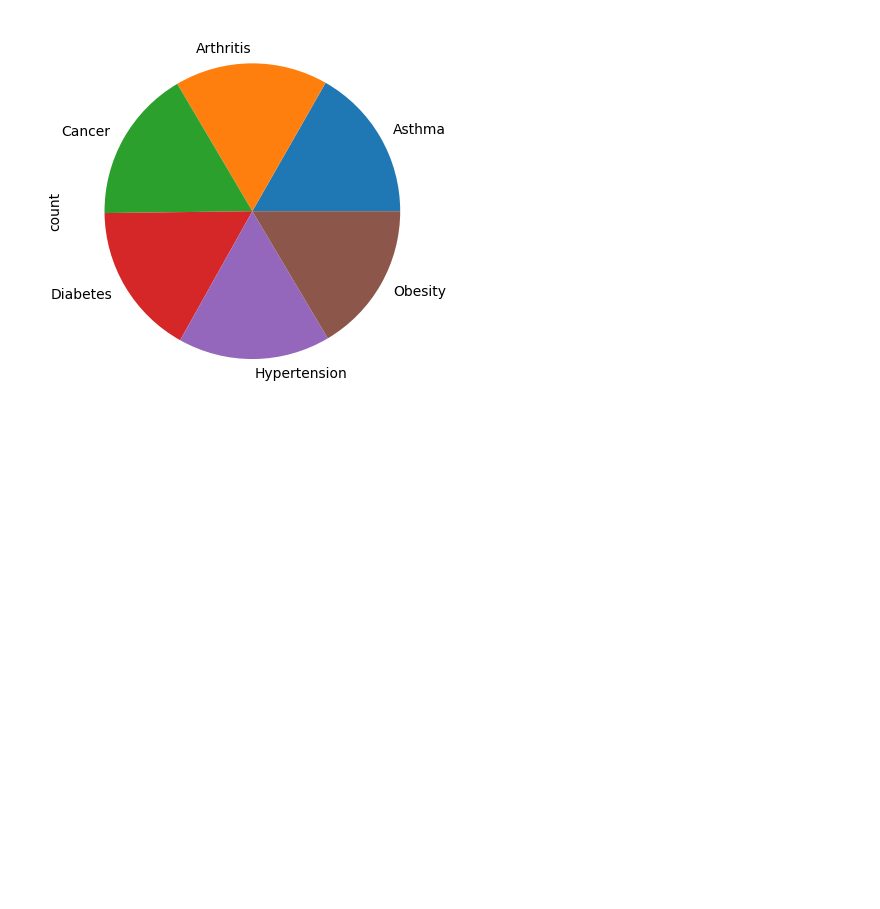
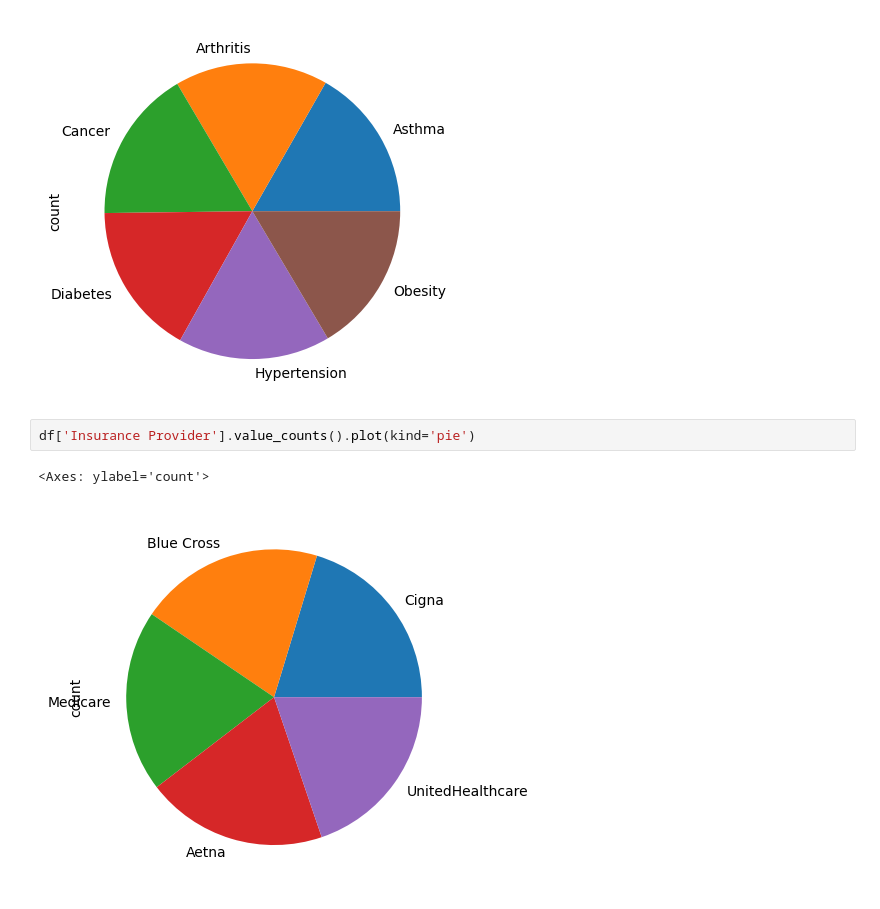
Before and after one commit to abwakujeff/Healthcare, a Jupyter notebook: Healthcare.ipynb, the cells around one changed output. Saved outputs shown, nothing was run; the diff lists cells and outputs as text; blank space fills up the shorter version.

```diff
--- a/Healthcare.ipynb
+++ b/Healthcare.ipynb
@@ -142,3 +148,8 @@ df['Medical Condition'].value_counts().plot(kind='pie')
 # %% [output]
 <Axes: ylabel='count'>
 [figure]
+# %%
+df['Insurance Provider'].value_counts().plot(kind='pie')
+# %% [output]
+<Axes: ylabel='count'>
+[figure, added]
```
Also changed, not shown: parts of 27 cells of this notebook.
